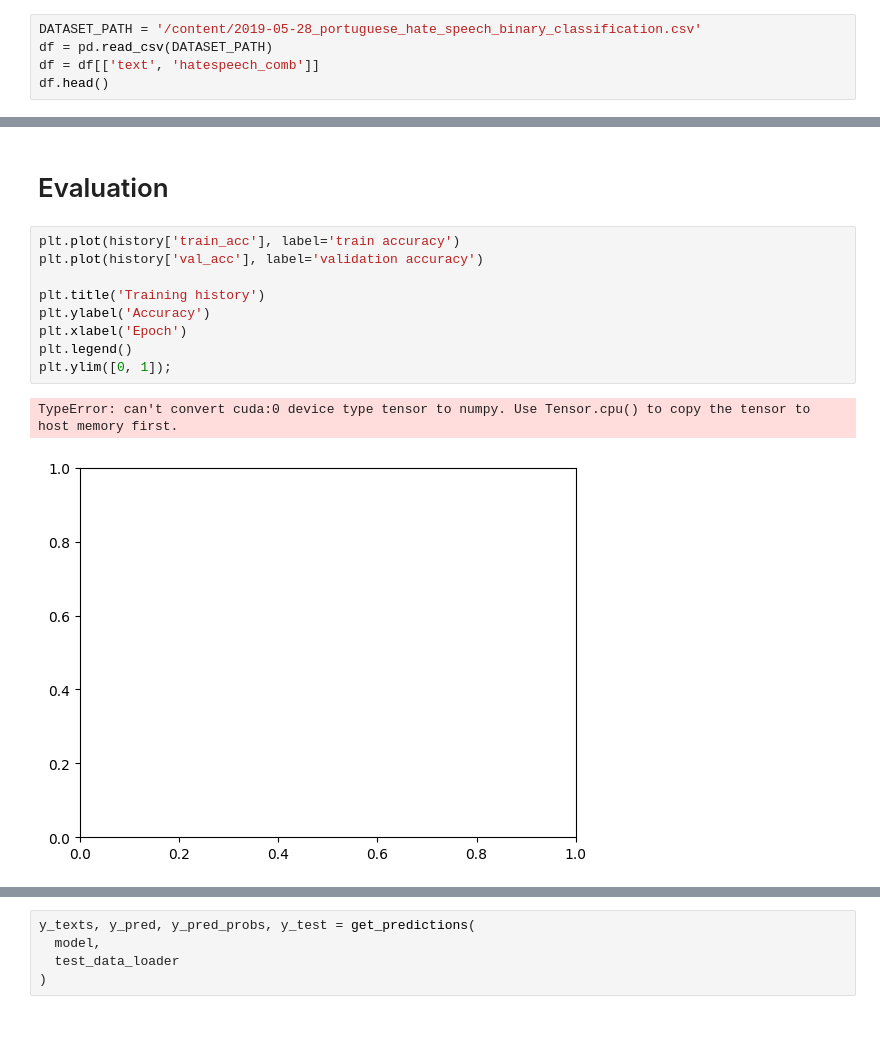
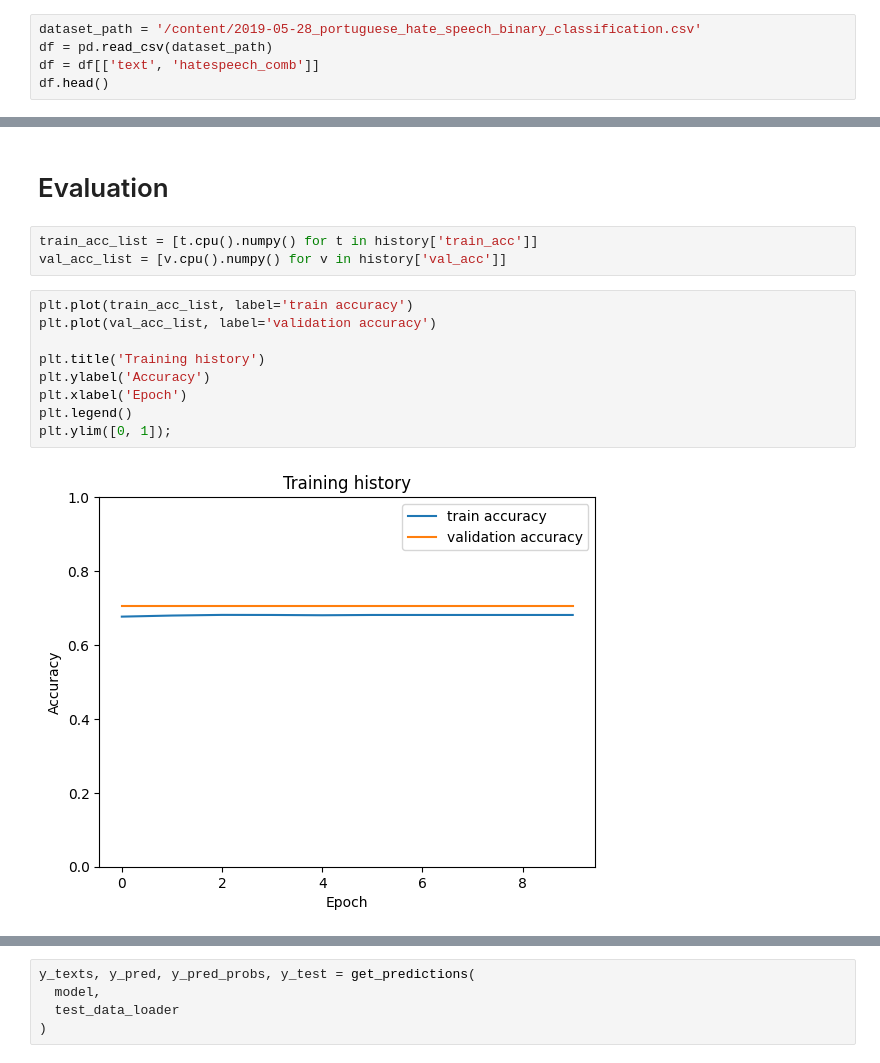
Before and after one commit to vinifm/42_basecamp, a Jupyter notebook: src/models/bert.ipynb, the cells around one changed output, grey strips where cells are left out. Cells and saved outputs as stored; diff of their text form; blank space fills up the shorter version.

Commit message:
Bert training.

```diff
--- a/src/models/bert.ipynb
+++ b/src/models/bert.ipynb
@@ -27,8 +27,8 @@ We will use the GPU: Tesla T4
 # %% [markdown]
 Select only the text and hate speech flag.
 # %%
-DATASET_PATH = '/content/2019-05-28_portuguese_hate_speech_binary_classification.csv'
-df = pd.read_csv(DATASET_PATH)
+dataset_path = '/content/2019-05-28_portuguese_hate_speech_binary_classification.csv'
+df = pd.read_csv(dataset_path)
 df = df[['text', 'hatespeech_comb']]
 df.head()
 # %% [output]
@@ -298,15 +300,17 @@ Wall time: 6min 2s
 # %% [markdown]
 # Evaluation
+# %%
+train_acc_list = [t.cpu().numpy() for t in history['train_acc']]
+val_acc_list = [v.cpu().numpy() for v in history['val_acc']]
 # %%
-plt.plot(history['train_acc'], label='train accuracy')
-plt.plot(history['val_acc'], label='validation accuracy')
+plt.plot(train_acc_list, label='train accuracy')
+plt.plot(val_acc_list, label='validation accuracy')
 
 plt.title('Training history')
 plt.ylabel('Accuracy')
 plt.xlabel('Epoch')
 plt.legend()
 plt.ylim([0, 1]);
 # %% [output]
-TypeError: can't convert cuda:0 device type tensor to numpy. Use Tensor.cpu() to copy the tensor to host memory first.
-[figure, old version]
+[figure, new version]
 # %%
```
Also changed, not shown: parts of 3 cells of this notebook.
